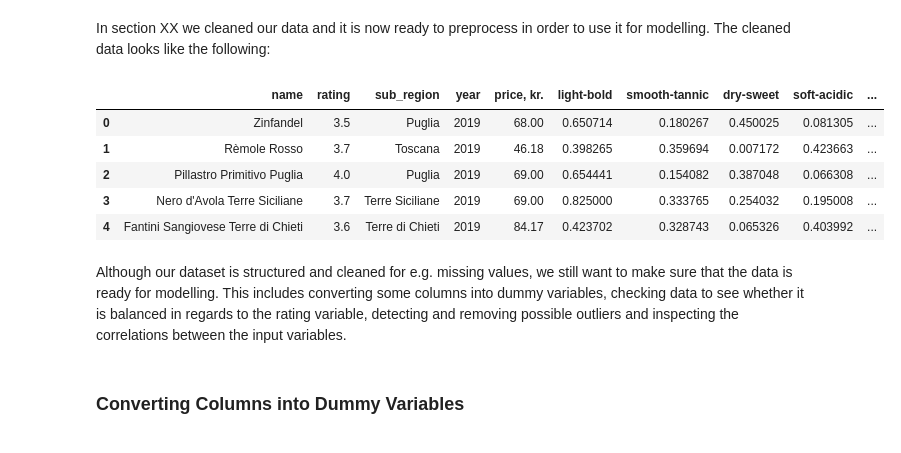
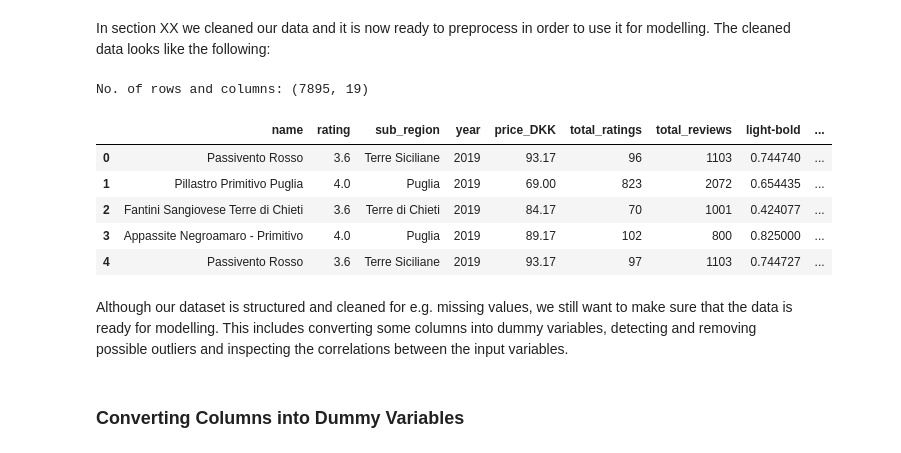
Before and after one commit to lassekrone/Group-21, a Jupyter notebook: Modelling_Final.ipynb, the cells around one changed output. Saved outputs shown, nothing was run; the diff lists cells and outputs as text; code cells hidden in the pictures.

```diff
--- a/Modelling_Final.ipynb
+++ b/Modelling_Final.ipynb
@@ -33,17 +32,19 @@ As we are trying to predict the rating of wines based on a number of characteris
 # %% [markdown]
 In section XX we cleaned our data and it is now ready to preprocess in order to use it for modelling. The cleaned data looks like the following:
 # %%
-df_cleaned = pd.read_csv('merged_data2.csv', index_col=0)
+df_cleaned = pd.read_csv('merged_data.csv', index_col=0)
+print('No. of rows and columns:', df_cleaned.shape)
 df_cleaned.head()
 # %% [output]
+No. of rows and columns: (7895, 19)
-|  | name | rating | sub_region | year | price, kr. | light-bold | smooth-tannic | dry-sweet | soft-acidic | ... |
-| 0 | Zinfandel | 3.5 | Puglia | 2019 | 68.00 | 0.650714 | 0.180267 | 0.450025 | 0.081305 | ... |
-| 1 | Rèmole Rosso | 3.7 | Toscana | 2019 | 46.18 | 0.398265 | 0.359694 | 0.007172 | 0.423663 | ... |
-| 2 | Pillastro Primitivo Puglia | 4.0 | Puglia | 2019 | 69.00 | 0.654441 | 0.154082 | 0.387048 | 0.066308 | ... |
-| 3 | Nero d'Avola Terre Siciliane | 3.7 | Terre Siciliane | 2019 | 69.00 | 0.825000 | 0.333765 | 0.254032 | 0.195008 | ... |
-| 4 | Fantini Sangiovese Terre di Chieti | 3.6 | Terre di Chieti | 2019 | 84.17 | 0.423702 | 0.328743 | 0.065326 | 0.403992 | ... |
+|  | name | rating | sub_region | year | price_DKK | total_ratings | total_reviews | light-bold | ... |
+| 0 | Passivento Rosso | 3.6 | Terre Siciliane | 2019 | 93.17 | 96 | 1103 | 0.744740 | ... |
+| 1 | Pillastro Primitivo Puglia | 4.0 | Puglia | 2019 | 69.00 | 823 | 2072 | 0.654435 | ... |
+| 2 | Fantini Sangiovese Terre di Chieti | 3.6 | Terre di Chieti | 2019 | 84.17 | 70 | 1001 | 0.424077 | ... |
+| 3 | Appassite Negroamaro - Primitivo | 4.0 | Puglia | 2019 | 89.17 | 102 | 800 | 0.825000 | ... |
+| 4 | Passivento Rosso | 3.6 | Terre Siciliane | 2019 | 93.17 | 97 | 1103 | 0.744727 | ... |
 # %% [markdown]
-Although our dataset is structured and cleaned for e.g. missing values, we still want to make sure that the data is ready for modelling. This includes converting some columns into dummy variables, checking data to see whether it is balanced in regards to the rating variable, detecting and removing possible outliers and inspecting the correlations between the input variables.
+Although our dataset is structured and cleaned for e.g. missing values, we still want to make sure that the data is ready for modelling. This includes converting some columns into dummy variables, detecting and removing possible outliers and inspecting the correlations between the input variables.
 # %% [markdown]
 ### Converting Columns into Dummy Variables
 # %% [markdown]
```
Also changed, not shown: parts of 56 cells of this notebook.
